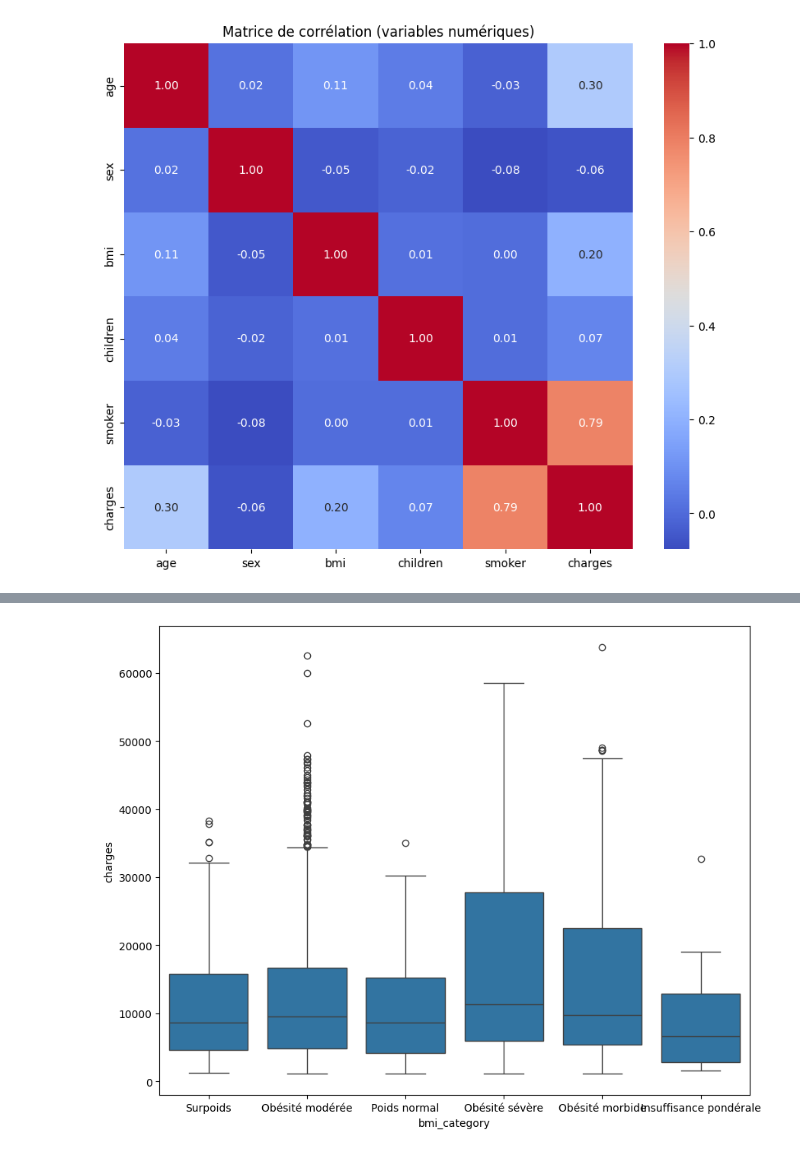
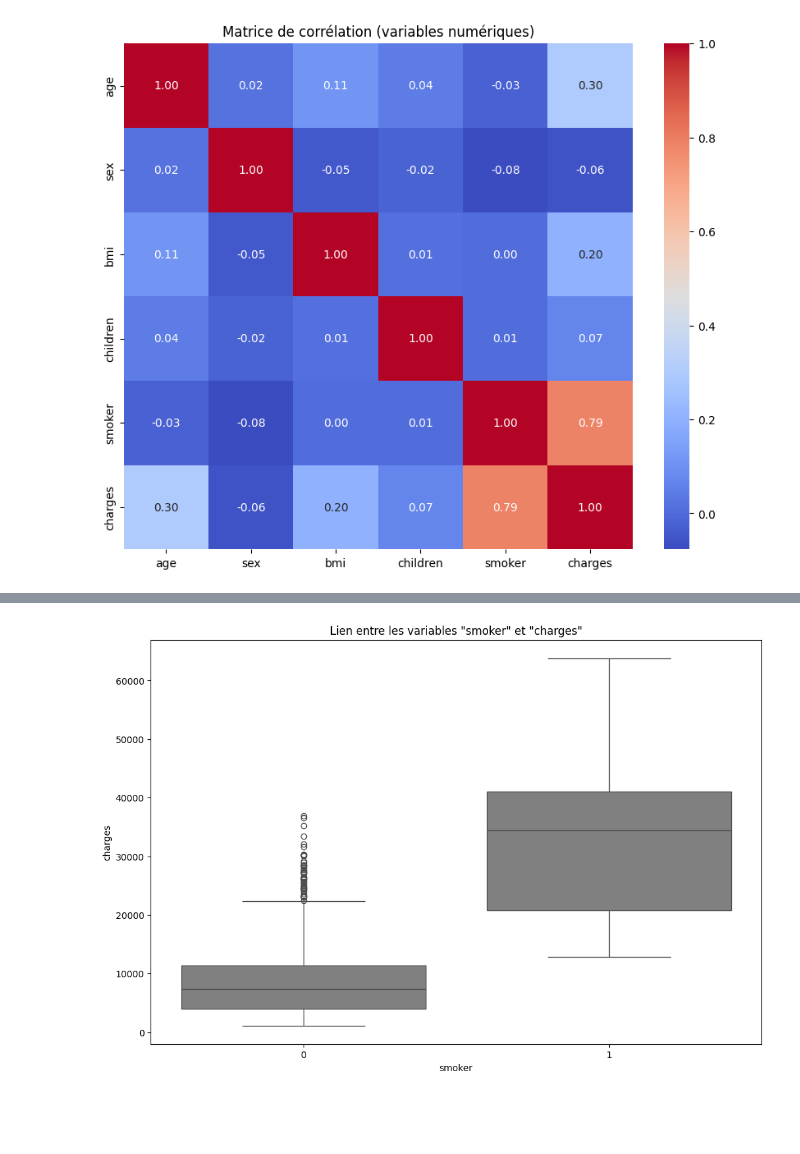
Before and after one commit to ChristianPRO1982/insurance_premium_SC, a Jupyter notebook: analyse.ipynb, the cells around one changed output, grey strips where cells are left out. Saved outputs shown, nothing was run; the diff lists cells and outputs as text; code cells hidden in the pictures; blank space fills up the shorter version.

Commit message:
analyse bivariée avec influence d'une 3eme variable-encours

```diff
--- a/analyse.ipynb
+++ b/analyse.ipynb
@@ -161,7 +147,10 @@ contingency_table
-# %%
-# Exemple avec 'region' (catégorielle) et 'charges' (variable cible)
-plt.figure(figsize=(10, 8))
-sns.boxplot(x='bmi_category', y='charges', data=df)
-plt.show()
-# %% [output]
-[figure, removed]
+# %%
+#la matrice montre un lien fort entre le fait de fumer et payer une prime lourde. Visualisons la relation avec des boxplots pour chaque catégoriue de la variable 'smoker'.
+
+plt.figure(figsize=(12,8))
+sns.boxplot(x='smoker', y='charges', data = df, color='grey')
+plt.title('Lien entre les variables "smoker" et "charges"')
+
+plt.show()
+# %% [output]
+[figure, added]
```
Also changed, not shown: parts of 8 cells of this notebook.
